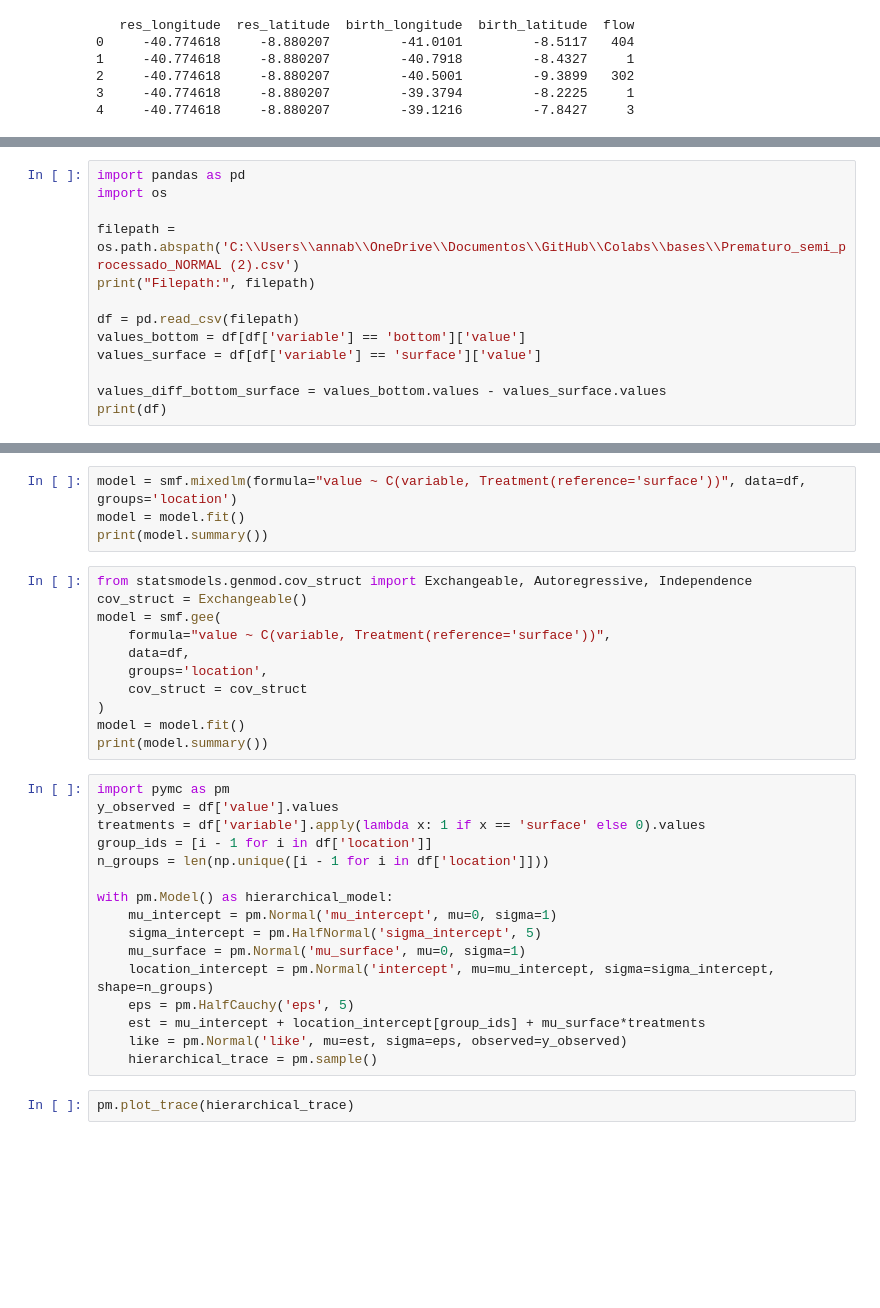
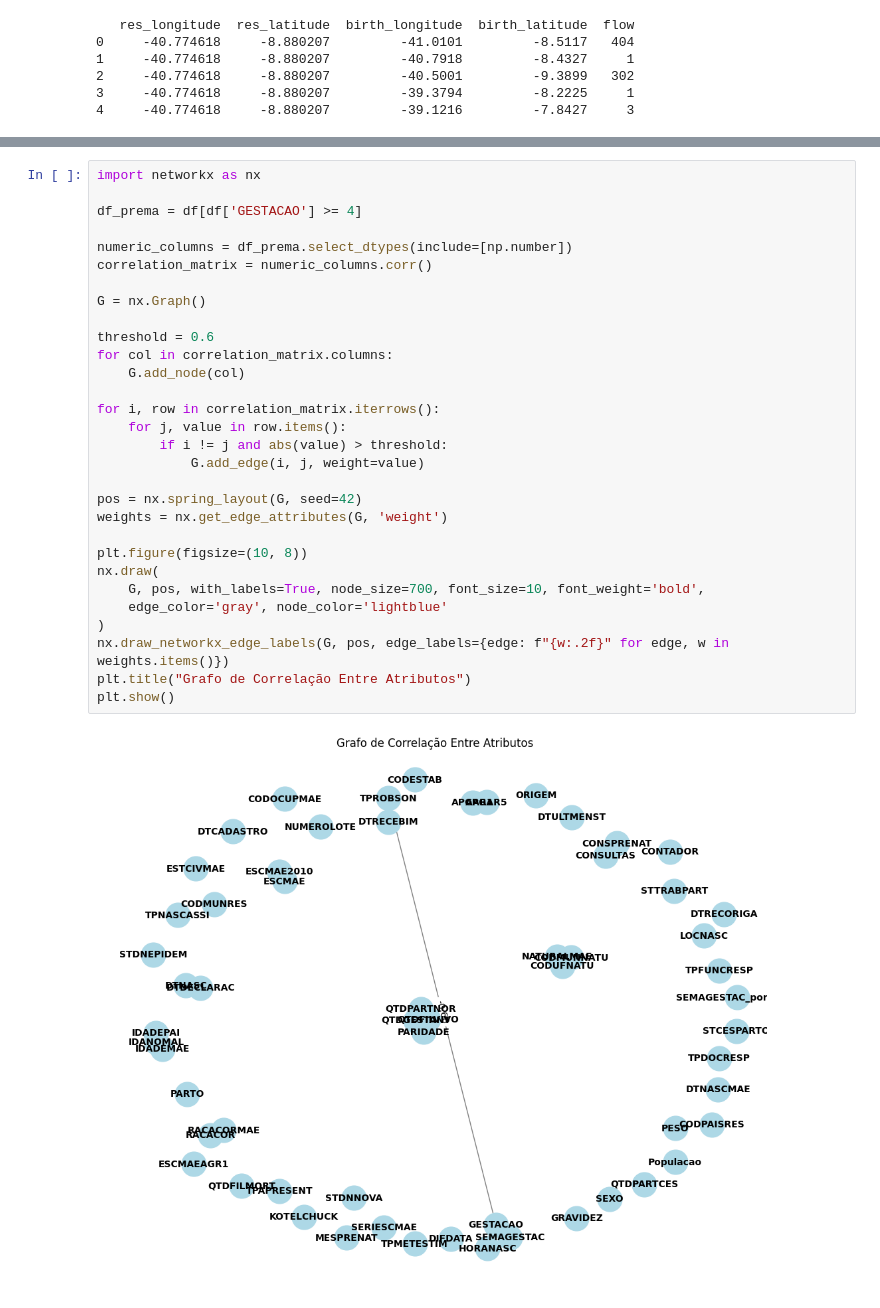
Before and after one commit to AzuraLV/Colabs, a Jupyter notebook: SCIENCE_NETWORK/mapas/map.ipynb, the cells around one changed output, grey strips where cells are left out. Cells and saved outputs as stored; diff of their text form; blank space fills up the shorter version.

```diff
--- a/SCIENCE_NETWORK/mapas/map.ipynb
+++ b/SCIENCE_NETWORK/mapas/map.ipynb
@@ -387,13 +388,0 @@ import seaborn as sns
-# %%
-import pandas as pd
-import os
-
-filepath = os.path.abspath('C:\\Users\\annab\\OneDrive\\Documentos\\GitHub\\Colabs\\bases\\Prematuro_semi_processado_NORMAL (2).csv')
-print("Filepath:", filepath)
-
-df = pd.read_csv(filepath)
-values_bottom = df[df['variable'] == 'bottom']['value']
-values_surface = df[df['variable'] == 'surface']['value']
-
-values_diff_bottom_surface = values_bottom.values - values_surface.values
-print(df)
@@ -424,33 +389,32 @@ print(model.summary())
-# %%
-model = smf.mixedlm(formula="value ~ C(variable, Treatment(reference='surface'))", data=df, groups='location')
-model = model.fit()
-print(model.summary())
-# %%
-from statsmodels.genmod.cov_struct import Exchangeable, Autoregressive, Independence
-cov_struct = Exchangeable()
-model = smf.gee(
-    formula="value ~ C(variable, Treatment(reference='surface'))",
-    data=df,
-    groups='location',
-    cov_struct = cov_struct
-)
-model = model.fit()
-print(model.summary())
-# %%
-import pymc as pm
-y_observed = df['value'].values
-treatments = df['variable'].apply(lambda x: 1 if x == 'surface' else 0).values
-group_ids = [i - 1 for i in df['location']]
-n_groups = len(np.unique([i - 1 for i in df['location']]))
-
-with pm.Model() as hierarchical_model:
-    mu_intercept = pm.Normal('mu_intercept', mu=0, sigma=1)
-    sigma_intercept = pm.HalfNormal('sigma_intercept', 5)
-    mu_surface = pm.Normal('mu_surface', mu=0, sigma=1)
-    location_intercept = pm.Normal('intercept', mu=mu_intercept, sigma=sigma_intercept, shape=n_groups)
-    eps = pm.HalfCauchy('eps', 5)
-    est = mu_intercept + location_intercept[group_ids] + mu_surface*treatments
-    like = pm.Normal('like', mu=est, sigma=eps, observed=y_observed)
-    hierarchical_trace = pm.sample()
-# %%
-pm.plot_trace(hierarchical_trace)
+# %%
+import networkx as nx
+
+df_prema = df[df['GESTACAO'] >= 4]
+
+numeric_columns = df_prema.select_dtypes(include=[np.number])
+correlation_matrix = numeric_columns.corr()
+
+G = nx.Graph()
+
+threshold = 0.6
+for col in correlation_matrix.columns:
+    G.add_node(col)
+
+for i, row in correlation_matrix.iterrows():
+    for j, value in row.items():
+        if i != j and abs(value) > threshold:
+            G.add_edge(i, j, weight=value)
+
+pos = nx.spring_layout(G, seed=42)
+weights = nx.get_edge_attributes(G, 'weight')
+
+plt.figure(figsize=(10, 8))
+nx.draw(
+    G, pos, with_labels=True, node_size=700, font_size=10, font_weight='bold',
+    edge_color='gray', node_color='lightblue'
+)
+nx.draw_networkx_edge_labels(G, pos, edge_labels={edge: f"{w:.2f}" for edge, w in weights.items()})
+plt.title("Grafo de Correlação Entre Atributos")
+plt.show()
+# %% [output]
+[figure, added]
```
Also changed, not shown: parts of 11 cells of this notebook.
